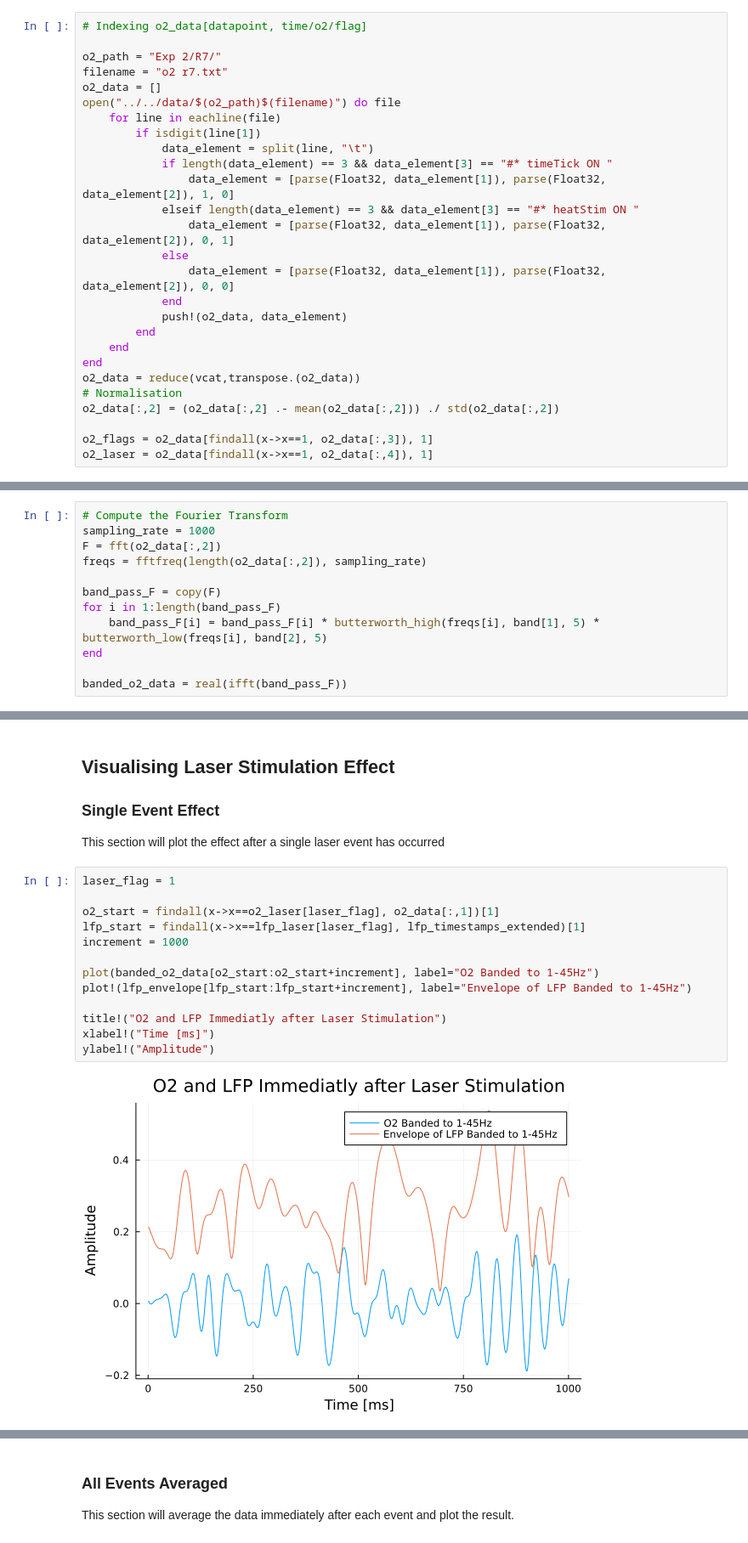
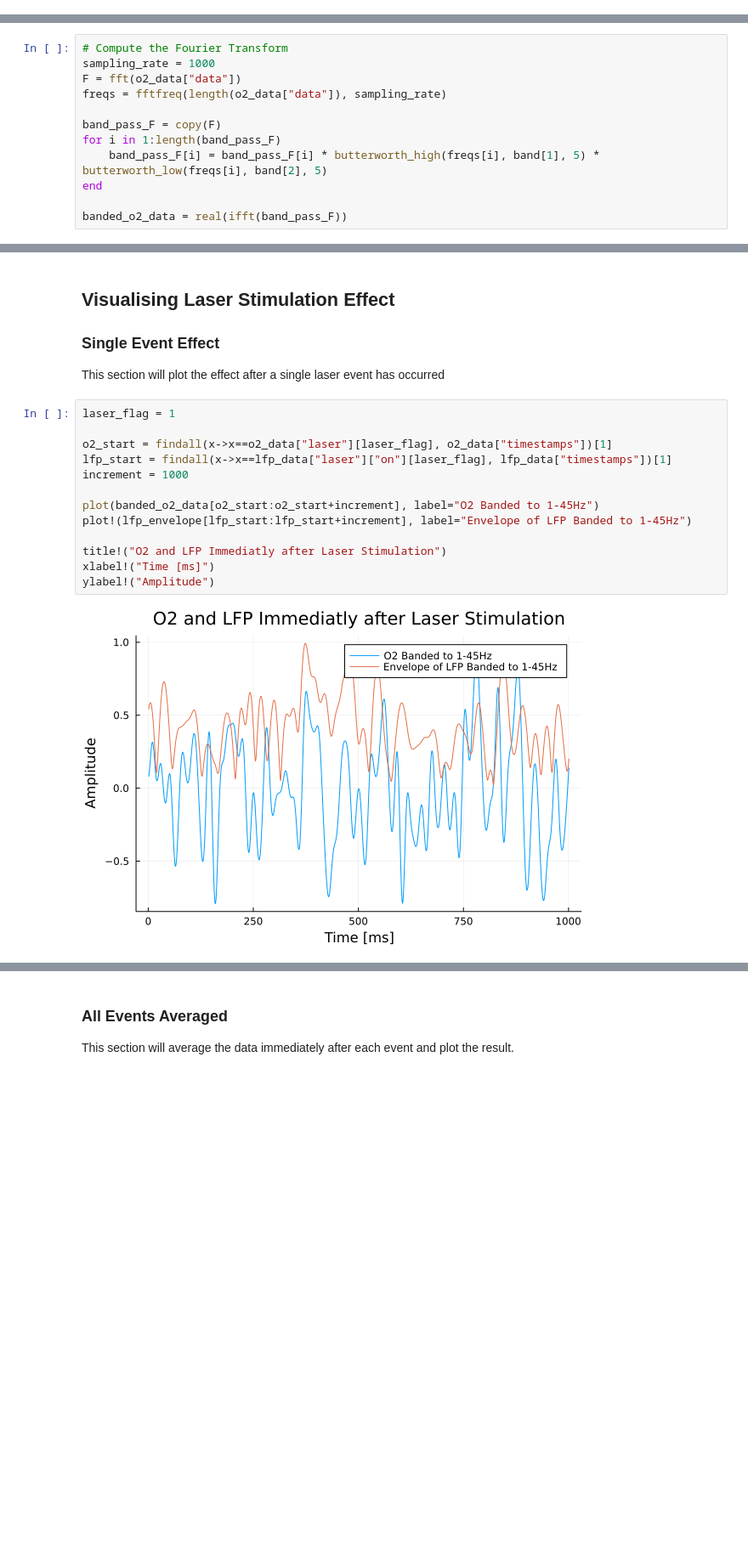
Before and after one commit to alexelwood14/O2-LFP-modelling, a Jupyter notebook: src/notebooks/laser-stim-feature.ipynb, the cells around one changed output, grey strips where cells are left out. Shown at 85% size. Saved outputs shown, nothing was run; the diff lists cells and outputs as text; blank space fills up the shorter version.

```diff
--- a/src/notebooks/laser-stim-feature.ipynb
+++ b/src/notebooks/laser-stim-feature.ipynb
@@ -76,27 +69,0 @@ lfp_envelope = abs.(hilbert(banded_lfp_data))
-# %%
-# Indexing o2_data[datapoint, time/o2/flag]
-
-o2_path = "Exp 2/R7/"
-filename = "o2 r7.txt"
-o2_data = []
-open("../../data/$(o2_path)$(filename)") do file
-    for line in eachline(file)
-        if isdigit(line[1])
-            data_element = split(line, "\t")
-            if length(data_element) == 3 && data_element[3] == "#* timeTick ON "
-                data_element = [parse(Float32, data_element[1]), parse(Float32, data_element[2]), 1, 0]
-            elseif length(data_element) == 3 && data_element[3] == "#* heatStim ON "
-                data_element = [parse(Float32, data_element[1]), parse(Float32, data_element[2]), 0, 1]
-            else
-                data_element = [parse(Float32, data_element[1]), parse(Float32, data_element[2]), 0, 0]
-            end
-            push!(o2_data, data_element)
-        end
-    end
-end
-o2_data = reduce(vcat,transpose.(o2_data))
-# Normalisation
-o2_data[:,2] = (o2_data[:,2] .- mean(o2_data[:,2])) ./ std(o2_data[:,2])
-
-o2_flags = o2_data[findall(x->x==1, o2_data[:,3]), 1]
-o2_laser = o2_data[findall(x->x==1, o2_data[:,4]), 1]
@@ -121,8 +72,8 @@ o2_laser = o2_data[findall(x->x==1, o2_data[:,4]), 1]
 # %%
 # Compute the Fourier Transform
 sampling_rate = 1000
-F = fft(o2_data[:,2])
-freqs = fftfreq(length(o2_data[:,2]), sampling_rate)
+F = fft(o2_data["data"])
+freqs = fftfreq(length(o2_data["data"]), sampling_rate)
 
 band_pass_F = copy(F)
 for i in 1:length(band_pass_F)
@@ -157,16 +108,16 @@ This section will plot the effect after a single laser event has occurred
 # %%
 laser_flag = 1
 
-o2_start = findall(x->x==o2_laser[laser_flag], o2_data[:,1])[1]
-lfp_start = findall(x->x==lfp_laser[laser_flag], lfp_timestamps_extended)[1]
+o2_start = findall(x->x==o2_data["laser"][laser_flag], o2_data["timestamps"])[1]
+lfp_start = findall(x->x==lfp_data["laser"]["on"][laser_flag], lfp_data["timestamps"])[1]
 increment = 1000
 
 plot(banded_o2_data[o2_start:o2_start+increment], label="O2 Banded to 1-45Hz")
 plot!(lfp_envelope[lfp_start:lfp_start+increment], label="Envelope of LFP Banded to 1-45Hz")
 
 title!("O2 and LFP Immediatly after Laser Stimulation")
 xlabel!("Time [ms]")
 ylabel!("Amplitude")
 # %% [output]
-[figure, old version]
+[figure, new version]
 # %%
```
Also changed, not shown: parts of 12 cells of this notebook, 1 other file.
